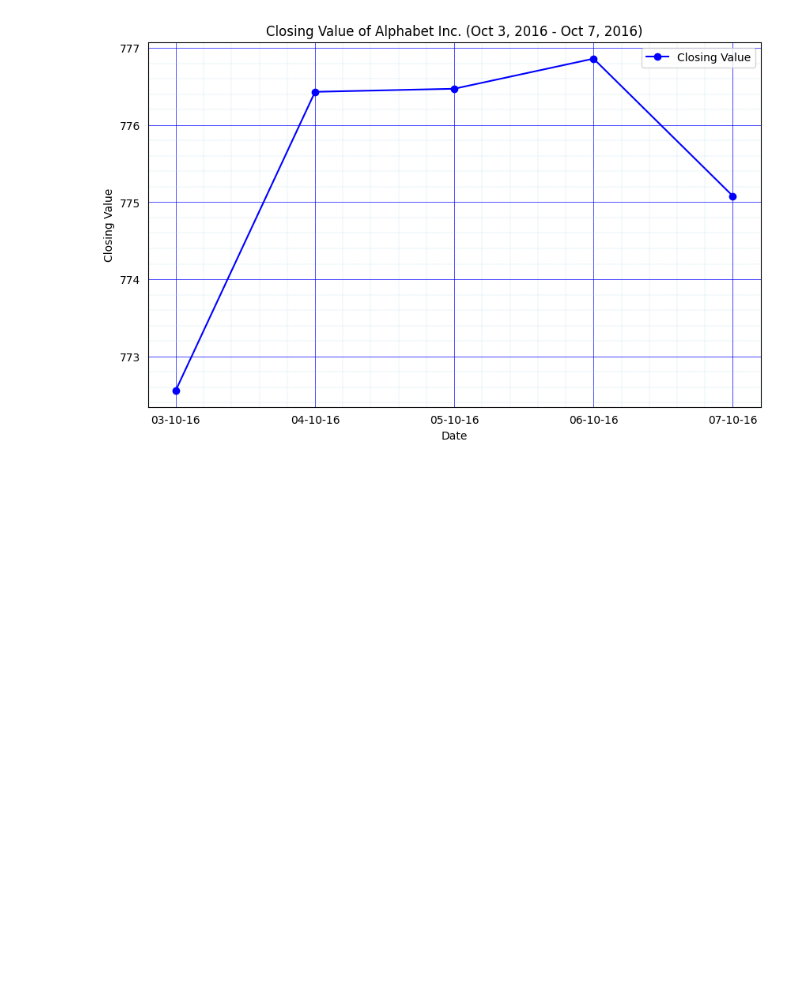
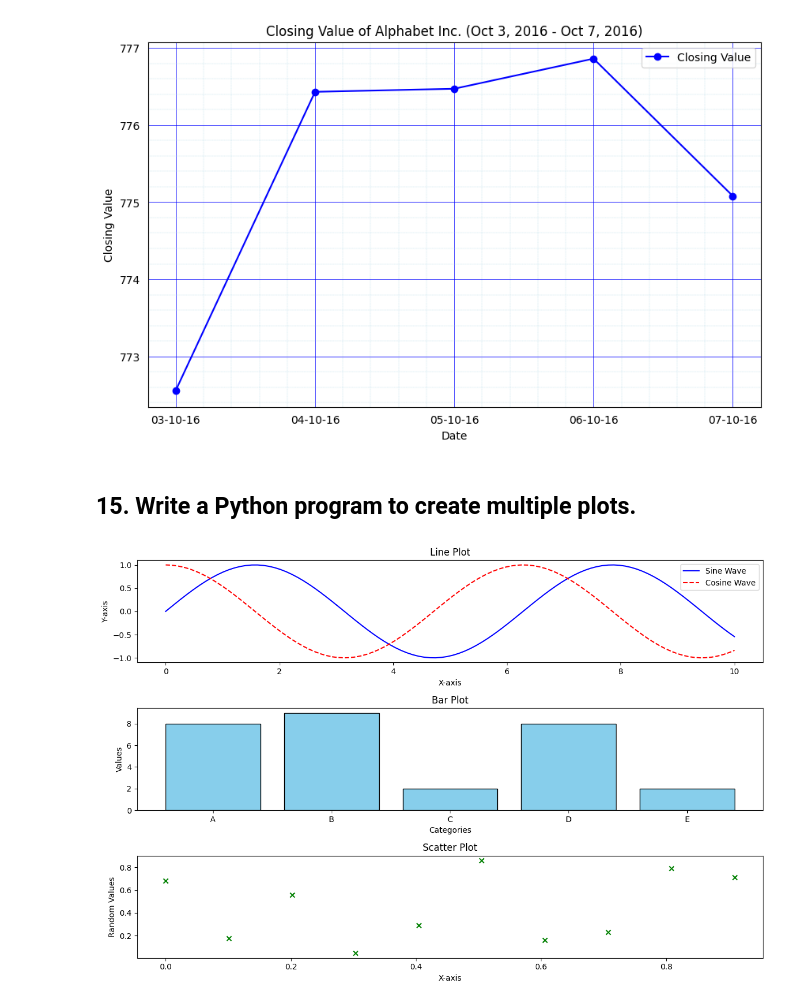
Before and after one commit to shivyelave/Python-Libraries, a Jupyter notebook: Matplotlib/matplotlib_program.ipynb, the cells around one changed output. Drawn from its saved outputs; the diff is of its cells as text; code cells hidden in the pictures; blank space fills up the shorter version.

Commit message:
[Shiv]  Add: Different sub plots.

```diff
--- a/Matplotlib/matplotlib_program.ipynb
+++ b/Matplotlib/matplotlib_program.ipynb
@@ -603,3 +603,54 @@ if __name__ == '__main__':
     main()
 # %% [output]
 [figure]
+# %% [markdown]
+## 15. Write a Python program to create multiple plots.
+# %%
+import matplotlib.pyplot as plt
+import numpy as np
+
+def main():
+    # Sample data
+    x = np.linspace(0, 10, 100)
+    y1 = np.sin(x)
+    y2 = np.cos(x)
+    y3 = np.random.rand(10)
+    categories = ['A', 'B', 'C', 'D', 'E']
+    values = np.random.randint(1, 10, size=5)
+
+    # Create a figure with 3 subplots
+    plt.figure(figsize=(12, 8))
+
+    # Line plot
+    plt.subplot(3, 1, 1)
+    plt.plot(x, y1, label='Sine Wave', color='blue')
+    plt.plot(x, y2, label='Cosine Wave', color='red', linestyle='--')
+    plt.title('Line Plot')
+    plt.xlabel('X-axis')
+    plt.ylabel('Y-axis')
+    plt.legend()
+
+    # Bar plot
+    plt.subplot(3, 1, 2)
+    plt.bar(categories, values, color='skyblue', edgecolor='black')
+    plt.title('Bar Plot')
+    plt.xlabel('Categories')
+    plt.ylabel('Values')
+
+    # Scatter plot
+    plt.subplot(3, 1, 3)
+    plt.scatter(x[:10], y3, color='green', marker='x')
+    plt.title('Scatter Plot')
+    plt.xlabel('X-axis')
+    plt.ylabel('Random Values')
+
+    # Adjust layout
+    plt.tight_layout()
+
+    # Show plots
+    plt.show()
+
+if __name__ == '__main__':
+    main()
+# %% [output]
+[figure, added]
```
